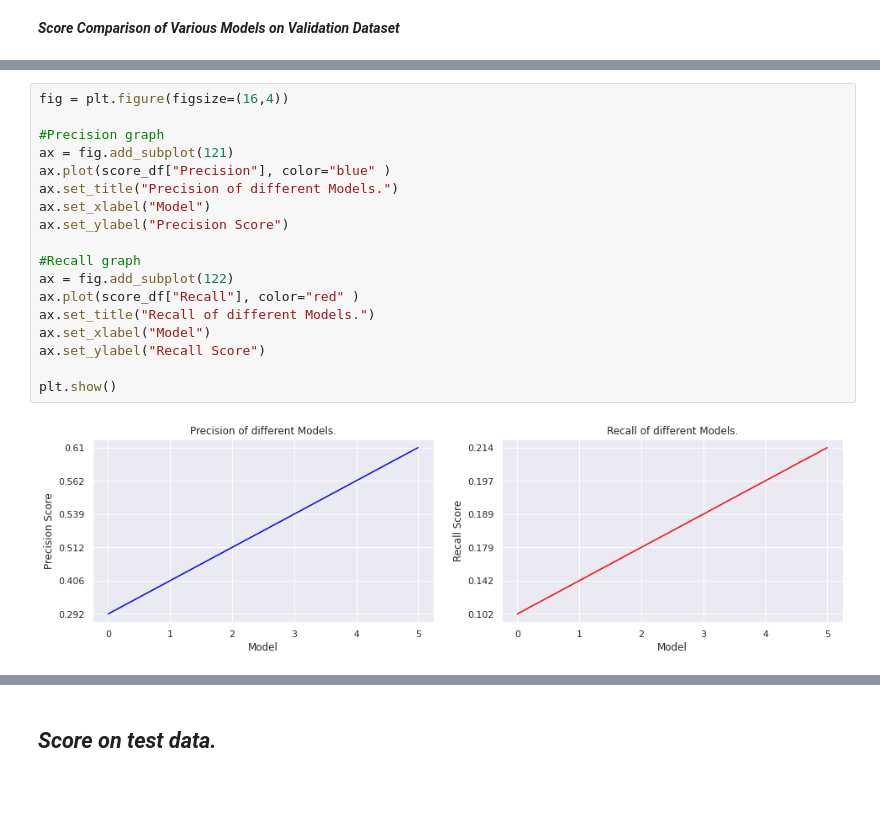
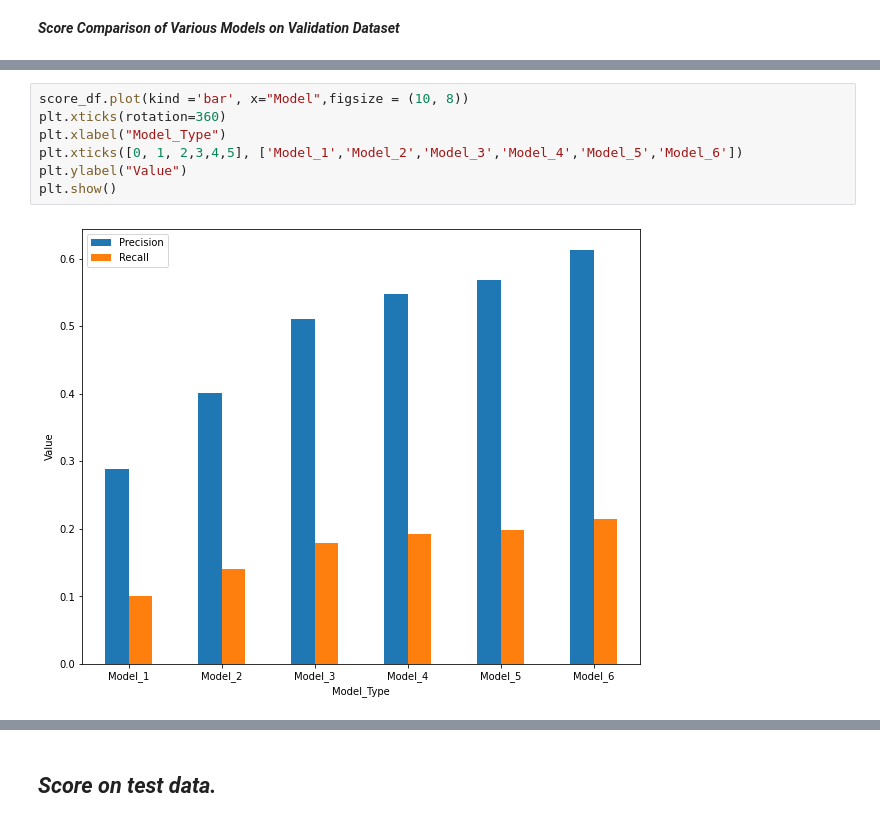
Before and after one commit to agamkachhal/COMP8240_GroupS, a Jupyter notebook: stackoverflowposts_analysis.ipynb, the cells around one changed output, grey strips where cells are left out. Cells and saved outputs as stored; diff of their text form; blank space fills up the shorter version.

```diff
--- a/stackoverflowposts_analysis.ipynb
+++ b/stackoverflowposts_analysis.ipynb
@@ -649,23 +631,12 @@ score_df
-# %%
-fig = plt.figure(figsize=(16,4))
-
-#Precision graph
-ax = fig.add_subplot(121)
-ax.plot(score_df["Precision"], color="blue" )
-ax.set_title("Precision of different Models.")
-ax.set_xlabel("Model")
-ax.set_ylabel("Precision Score")
-
-#Recall graph
-ax = fig.add_subplot(122)
-ax.plot(score_df["Recall"], color="red" )
-ax.set_title("Recall of different Models.")
-ax.set_xlabel("Model")
-ax.set_ylabel("Recall Score")
-
-plt.show()
-# %% [output]
-[figure, removed]
+# %%
+score_df.plot(kind ='bar', x="Model",figsize = (10, 8))
+plt.xticks(rotation=360)
+plt.xlabel("Model_Type")
+plt.xticks([0, 1, 2,3,4,5], ['Model_1','Model_2','Model_3','Model_4','Model_5','Model_6'])
+plt.ylabel("Value")
+plt.show()
+# %% [output]
+[figure, added]
 # %% [markdown]
 _We have seen our model precision has increased from 0.29 to 0.61 (32% increase) and recall has increase from 0.10 to 0.20 (10% increase). The final model with the scaling has shown high precision and recall._
 
```
Also changed, not shown: parts of 49 cells of this notebook.
